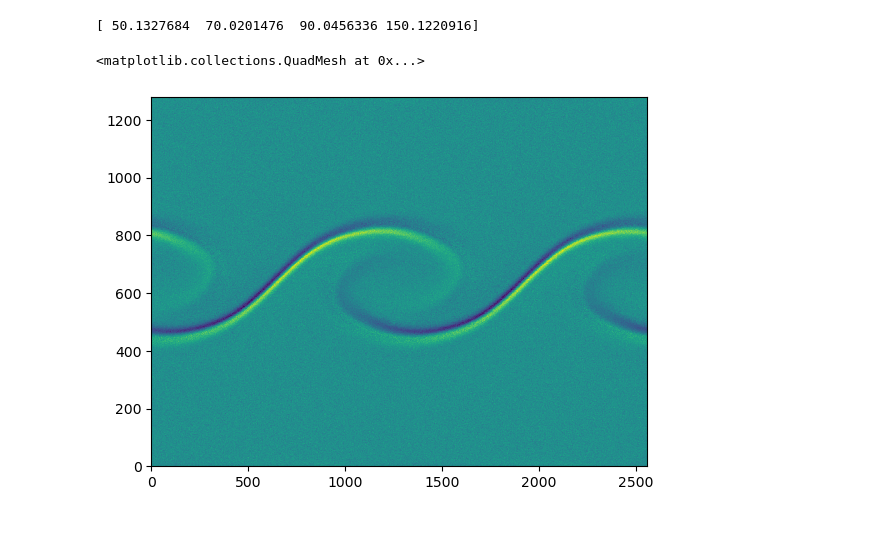
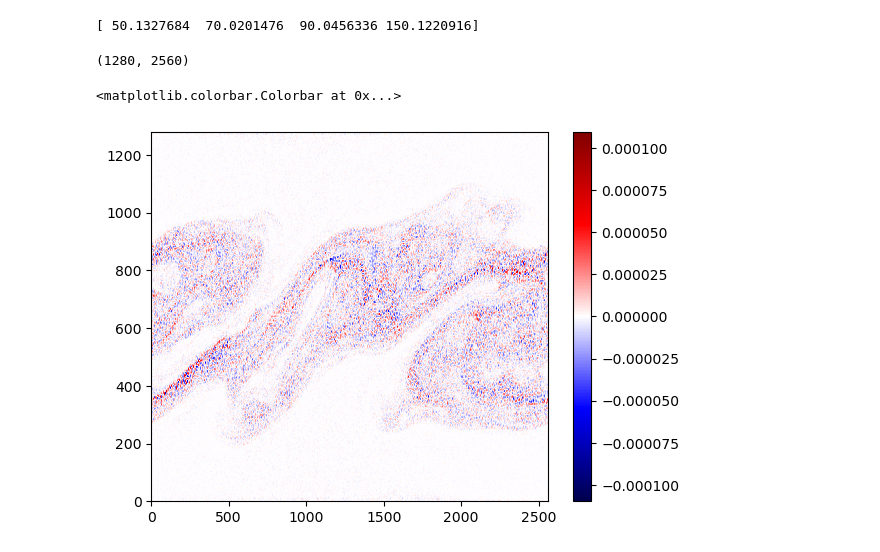
Before and after one commit to jgoodwill1/TurbPy, a Jupyter notebook: Analysis/Jupyter/snapshots.ipynb, the cells around one changed output. Drawn from its saved outputs; the diff is of its cells as text; code cells hidden in the pictures.

```diff
--- a/Analysis/Jupyter/snapshots.ipynb
+++ b/Analysis/Jupyter/snapshots.ipynb
@@ -56,8 +56,44 @@ snaps = [363, 507, 652, 1087]
 print(twci[snaps])
 # %% [output]
 [ 50.1327684  70.0201476  90.0456336 150.1220916]
-# %%
-plt.pcolormesh(el['jz'])
-# %% [output]
-<matplotlib.collections.QuadMesh at 0x...>
-[figure, removed]
+# %%
+def time_av(t, num = 5):
+  pthe_t, pide_t = tb.ps_calc(dirs, times[t], 'electron')
+  pthe = np.zeros(pthe_t.shape)
+  pide = np.zeros(pide_t.shape)
+  pthi_t, pidi_t = tb.ps_calc(dirs, times[t], 'ion')
+  pthi = np.zeros(pthi_t.shape)
+  pidi = np.zeros(pidi_t.shape)
+  JiE_t, JeE_t, JE_t = tb.JE_calc(dirs, times[t])
+  JiE = np.zeros(JE_t.shape)
+  JeE = np.zeros(JE_t.shape)
+  JE = np.zeros(JE_t.shape)
+  for i in np.arange(int(-(num/2)), int(num/2)+1):
+    pthe_t, pide_t = tb.ps_calc(dirs, times[t + i], 'electron')
+    pthi_t, pidi_t = tb.ps_calc(dirs, times[t + i], 'ion')
+    pthe = pthe + pthe_t
+    pthi = pthi + pthi_t
+    pide = pide + pide_t
+    pidi = pidi + pidi_t
+    JiE_t, JeE_t, JE_t = tb.JE_calc(dirs, times[t + i])
+    JiE = JiE + JiE_t
+    JeE = JeE + JeE_t
+    JE = JE + JE_t
+  JE = JE/num
+  pthe = pthe/num
+  pide = pide/num
+  pthi = pthi/num
+  pidi = pidi/num
+
+  return JE, pthe, pide, pthi, pidi
+JE, pthe, pide, pthi, pidi = time_av(1087)
+print(JE.shape)
+# %% [output]
+(1280, 2560)
+# %%
+max = np.max(pide)
+plt.pcolormesh(pide, cmap = 'seismic', vmin  = -max, vmax = max)
+plt.colorbar()
+# %% [output]
+<matplotlib.colorbar.Colorbar at 0x...>
+[figure, added]
```
Also changed, not shown: parts of 2 cells of this notebook, 11 other files.
